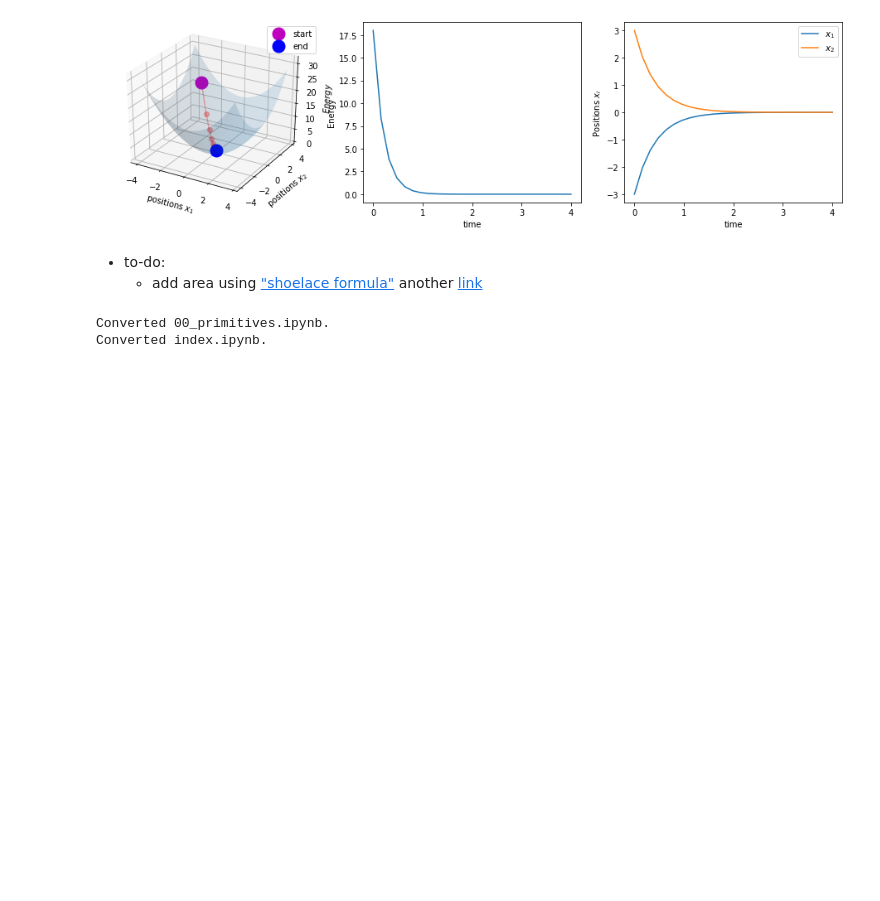
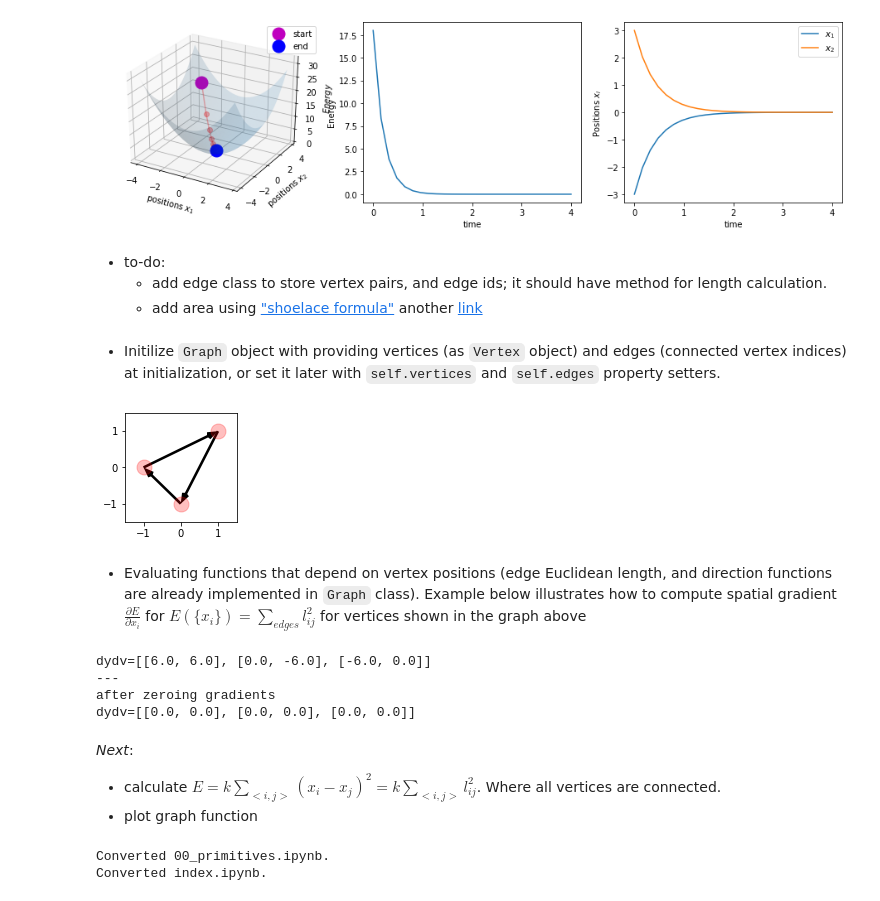
Before and after one commit to mshagirov/vertex_simulation, a Jupyter notebook: nbs/00_primitives.ipynb, the cells around one changed output. Saved outputs shown, nothing was run; the diff lists cells and outputs as text; code cells hidden in the pictures; blank space fills up the shorter version.

Commit message:
added Graph class

```diff
--- a/nbs/00_primitives.ipynb
+++ b/nbs/00_primitives.ipynb
@@ -15,7 +18,5 @@ from nbdev.showdoc import *
 # %%
 #export
-import torch
-import numpy as np
 class Vertex(object):
     '''Implements vertex and stores vertex position(s) as Nx2 (or any 2-D tensor) `torch.Tensor`:(x,y,...)'s.
     Rows represent points, columns the spatial dimensions, i.e. `[[x1,y1], [x2,y2], ...,[xN,yN]]`
@@ -45,10 +46,6 @@ class Vertex(object):
         ''' Calculate (Euclidean) distance to another vertex from self._x.'''
         return torch.norm(other.x - self._x,dim=1,p=2,keepdim=True)
 
-    def subloc(self,other):
-        '''Subtract locations, self._x-other.x. Returns `torch.tensor`'''
-        return self._x-other.x
-
     def zero_grad_(self):
         '''set gradients to zero if x.requires_grad==True'''
         if self._x.grad is not None:
@@ -56,8 +53,7 @@ class Vertex(object):
 
     def grad(self):
         '''Get accumulated gradients w.r.t. x (calculated with backprop; `torch.autograd`)'''
-        if self._x.grad is not None:
-            return self._x.grad
+        return self._x.grad
 
     @property
     def x(self):
@@ -67,9 +63,9 @@ class Vertex(object):
         self._x = val
 
     def __str__(self):
-        return f"{self._x.tolist()}"
+        return f"{self._x}"
     def __repr__(self):
-        return f"Vertex {self._x}"
+        return f"Vertex {self._x}; dtype:{self._x.dtype}"
 # %% [markdown]
 Initialization and calculating distances between vertices:
 - When you initialize vertices with no input `v = Vertex()`, the location `v.x` is set to `None`.
@@ -185,4 +181,5 @@ t=3.20:r=0.002; E=3.6e-06; dx/dt=tensor([[ 0.0027, -0.0027]], dtype=torch.float6
 [figure]
 # %% [markdown]
 - to-do:
+    - add edge class to store vertex pairs, and edge ids; it should have method for length calculation.
     - add area using ["shoelace formula"](https://en.wikipedia.org/wiki/Shoelace_formula) another [link](https://www.mathopenref.com/coordpolygonarea.html)
@@ -189,3 +247,45 @@ t=3.20:r=0.002; E=3.6e-06; dx/dt=tensor([[ 0.0027, -0.0027]], dtype=torch.float6
+# %% [markdown]
+- Initilize `Graph` object with providing vertices (as `Vertex` object) and edges (connected vertex indices) at initialization, or set it later with `self.vertices` and `self.edges` property setters.
+# %%
+g = Graph(edges=torch.tensor([[0,1],[1,2],[2,0]]),
+          vertices=Vertex(torch.tensor([[1,1],[0,-1],[-1,0]],requires_grad=True,dtype=torch.float64)))
+
+# Plot vertex positions
+plt.figure(figsize=[2,2])
+plt.plot(g.vertices.x.detach()[:,0], g.vertices.x.detach()[:,1],'ro',ms=15,alpha=.25);# this plots all vertices
+
+# plot directed edges to check them, to calculate direction use `direction()` function in Graph object
+quiver_kwargs = {'units':'xy','angles':'xy','scale_units':'xy','scale':1.0,'headwidth':3,'headlength':4,'width':.07}
+# here I'm detaching edge_dirs vectors in order to use it later with plt.quiver:
+edge_dirs = g.direction().detach()
+# vertices with edges:
+vertices = {'x': g.vertices.x.detach()[g.edges[:,0],0], 'y': g.vertices.x.detach()[g.edges[:,0],1] }
+plt.quiver(vertices['x'], vertices['y'],edge_dirs[:,0],edge_dirs[:,1],**quiver_kwargs)
+plt.axis([-1.5,1.5,-1.5,1.5]);plt.show()
+# %% [output]
+[figure, added]
+# %% [markdown]
+- Evaluating functions that depend on vertex positions (edge Euclidean length, and direction functions are already implemented in `Graph` class). Example below illustrates how to compute spatial gradient $\frac{\partial E}{\partial x_i}$ for $E(\{x_i\})=\sum_{edges}l_{ij}^2$ for vertices shown in the graph above
+# %%
+# do something with vertex positions
+l = g.length()
+y = torch.sum(l**2)
+# compute gradients w.r.t. variables of y()
+y.backward()
+dydv=g.get_vertex_grad().tolist() # here I'm copying grad-s into dydv list
+# reset gradients to zeros (useful for iterative calculations s.a. gradient descent)
+g.set_zero_grad_()
+dydv_2=g.get_vertex_grad().tolist()
+print(f'dydv={dydv}\n---\nafter zeroing gradients\ndydv={dydv_2}')
+# %% [output]
+dydv=[[6.0, 6.0], [0.0, -6.0], [-6.0, 0.0]]
+---
+after zeroing gradients
+dydv=[[0.0, 0.0], [0.0, 0.0], [0.0, 0.0]]
+# %% [markdown]
+ *Next*:
+- calculate $E=k\sum_{<i,j>}(x_i-x_j)^2=k\sum_{<i,j>}l^2_{ij}$. Where all vertices are connected.
+- plot graph function
 # %%
 #hide
 # run this as a last cell in your notebook to export this module
```
Also changed, not shown: parts of 3 cells of this notebook, 3 other files.
